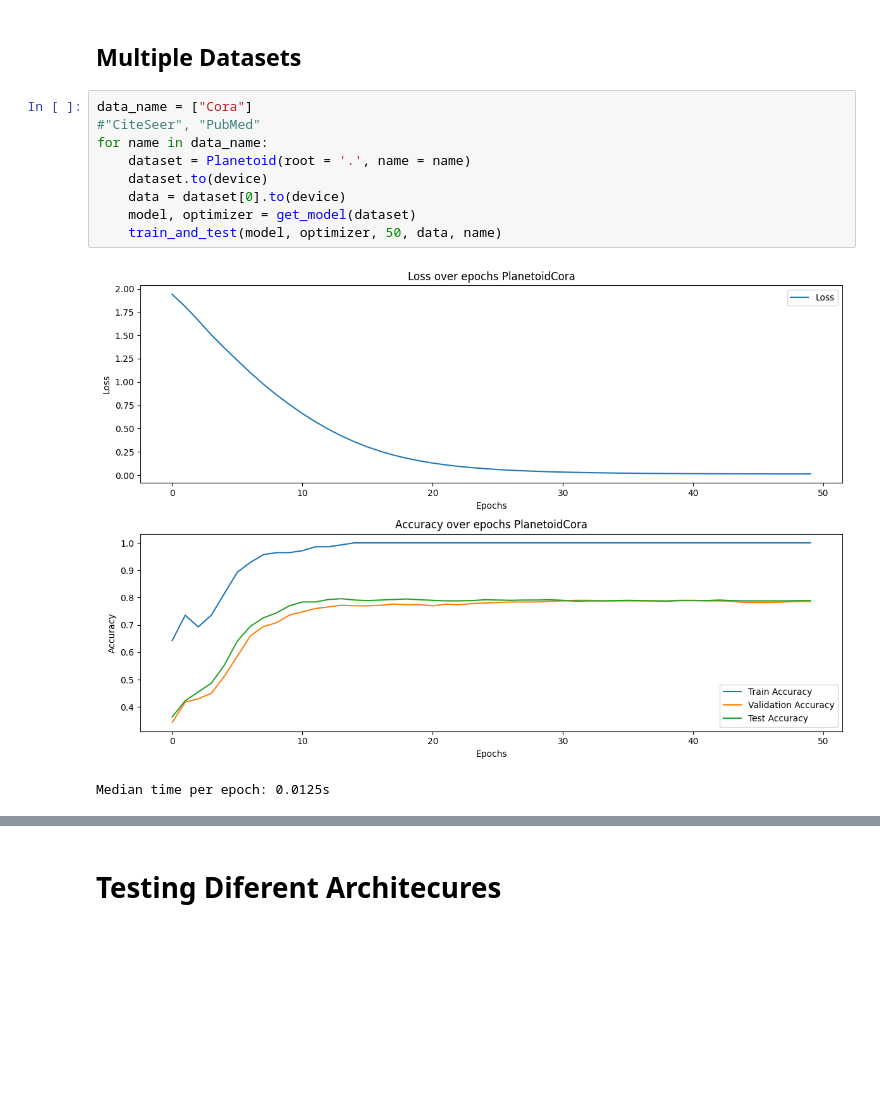
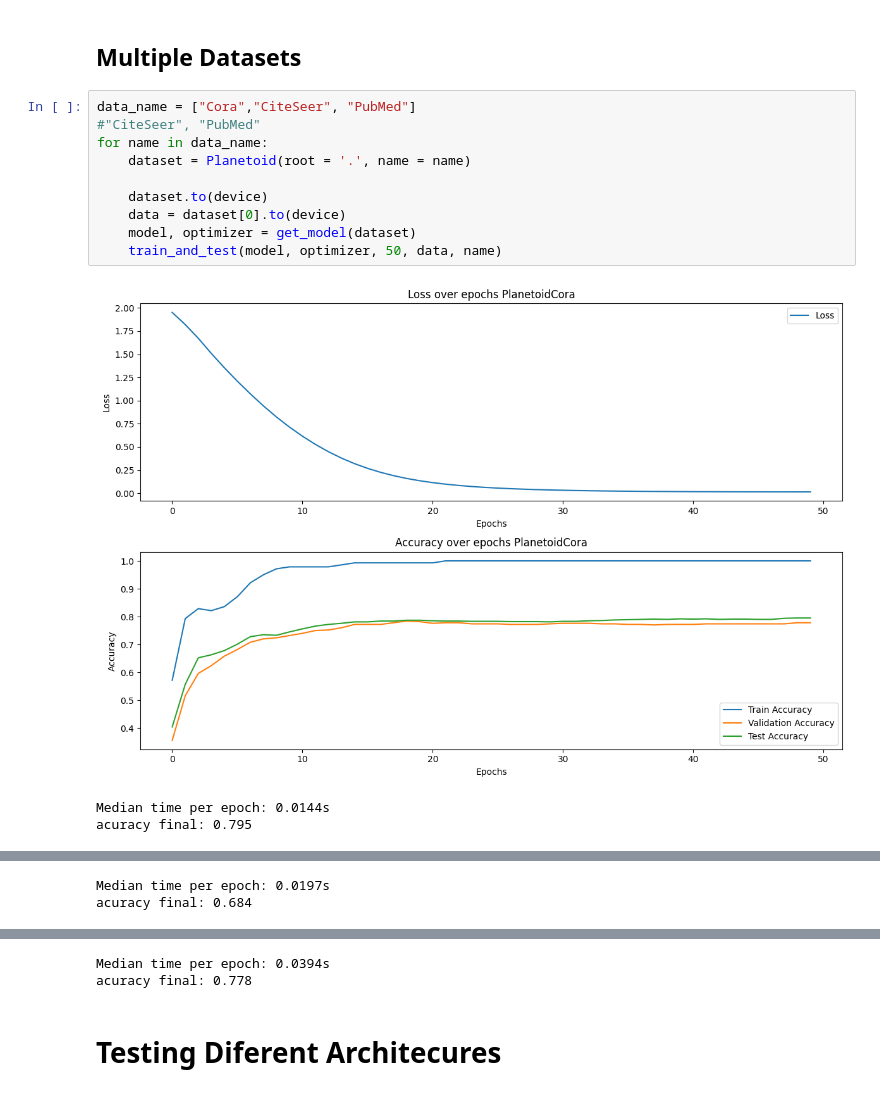
Before and after one commit to davidmscarin/TAIA_repo, a Jupyter notebook: gnn/usage.ipynb, the cells around one changed output, grey strips where cells are left out. Drawn from its saved outputs; the diff is of its cells as text; blank space fills up the shorter version.

```diff
--- a/gnn/usage.ipynb
+++ b/gnn/usage.ipynb
@@ -117,14 +118,16 @@ def plot(name,times,losses,train_accs,val_accs,test_accs):
 # %% [markdown]
 ## Multiple Datasets
 # %%
-data_name = ["Cora"]
+data_name = ["Cora","CiteSeer", "PubMed"]
 #"CiteSeer", "PubMed"
 for name in data_name:
     dataset = Planetoid(root = '.', name = name)
+
     dataset.to(device)
     data = dataset[0].to(device)
     model, optimizer = get_model(dataset)
     train_and_test(model, optimizer, 50, data, name)
 # %% [output]
-[figure, old version]
+[figure, new version]
-Median time per epoch: 0.0125s
+Median time per epoch: 0.0144s
+acuracy final: 0.795
@@ -130,0 +135,2 @@ Median time per epoch: 0.0125s
+Median time per epoch: 0.0197s
+acuracy final: 0.684
@@ -131,3 +138,5 @@ Median time per epoch: 0.0125s
+Median time per epoch: 0.0394s
+acuracy final: 0.778
 # %% [markdown]
 # Testing Diferent Architecures
 # %%
```
Also changed, not shown: parts of 4 cells of this notebook.
